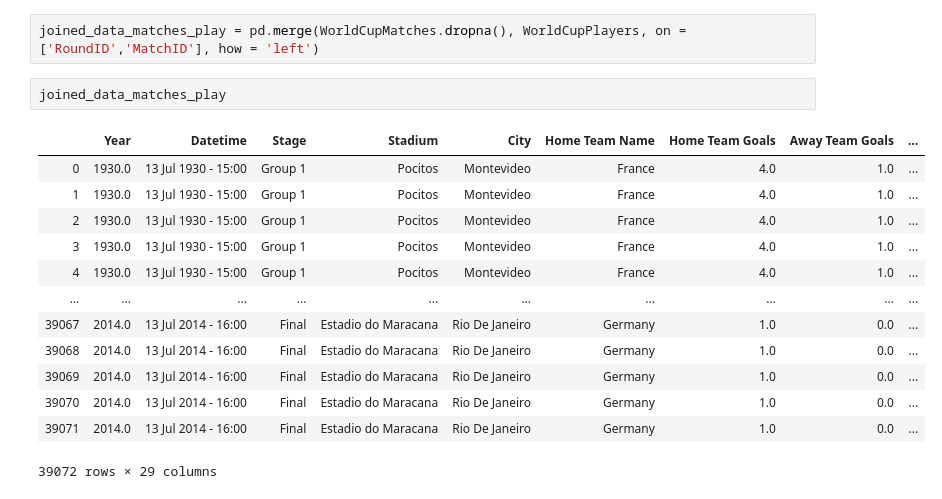
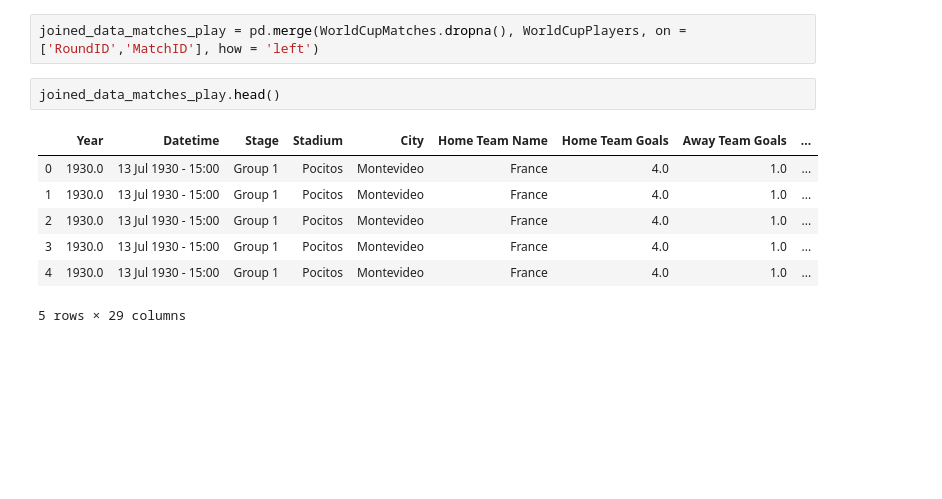
Before and after one commit to alijumani/py4ds, a Jupyter notebook: Final.Project.ipynb, the cells around one changed output. Drawn from its saved outputs; the diff is of its cells as text; blank space fills up the shorter version.

```diff
--- a/Final.Project.ipynb
+++ b/Final.Project.ipynb
@@ -331,18 +360,12 @@ WorldCupPlayers.groupby('Position').count()[['MatchID']]
 # %%
 joined_data_matches_play = pd.merge(WorldCupMatches.dropna(), WorldCupPlayers, on = ['RoundID','MatchID'], how = 'left')
 # %%
-joined_data_matches_play
+joined_data_matches_play.head()
 # %% [output]
 |  | Year | Datetime | Stage | Stadium | City | Home Team Name | Home Team Goals | Away Team Goals | ... |
 | 0 | 1930.0 | 13 Jul 1930 - 15:00 | Group 1 | Pocitos | Montevideo | France | 4.0 | 1.0 | ... |
 | 1 | 1930.0 | 13 Jul 1930 - 15:00 | Group 1 | Pocitos | Montevideo | France | 4.0 | 1.0 | ... |
 | 2 | 1930.0 | 13 Jul 1930 - 15:00 | Group 1 | Pocitos | Montevideo | France | 4.0 | 1.0 | ... |
 | 3 | 1930.0 | 13 Jul 1930 - 15:00 | Group 1 | Pocitos | Montevideo | France | 4.0 | 1.0 | ... |
 | 4 | 1930.0 | 13 Jul 1930 - 15:00 | Group 1 | Pocitos | Montevideo | France | 4.0 | 1.0 | ... |
-| ... | ... | ... | ... | ... | ... | ... | ... | ... | ... |
-| 39067 | 2014.0 | 13 Jul 2014 - 16:00 | Final | Estadio do Maracana | Rio De Janeiro | Germany | 1.0 | 0.0 | ... |
-| 39068 | 2014.0 | 13 Jul 2014 - 16:00 | Final | Estadio do Maracana | Rio De Janeiro | Germany | 1.0 | 0.0 | ... |
-| 39069 | 2014.0 | 13 Jul 2014 - 16:00 | Final | Estadio do Maracana | Rio De Janeiro | Germany | 1.0 | 0.0 | ... |
-| 39070 | 2014.0 | 13 Jul 2014 - 16:00 | Final | Estadio do Maracana | Rio De Janeiro | Germany | 1.0 | 0.0 | ... |
-| 39071 | 2014.0 | 13 Jul 2014 - 16:00 | Final | Estadio do Maracana | Rio De Janeiro | Germany | 1.0 | 0.0 | ... |
-39072 rows × 29 columns
+5 rows × 29 columns
```
Also changed, not shown: parts of 6 cells of this notebook.
